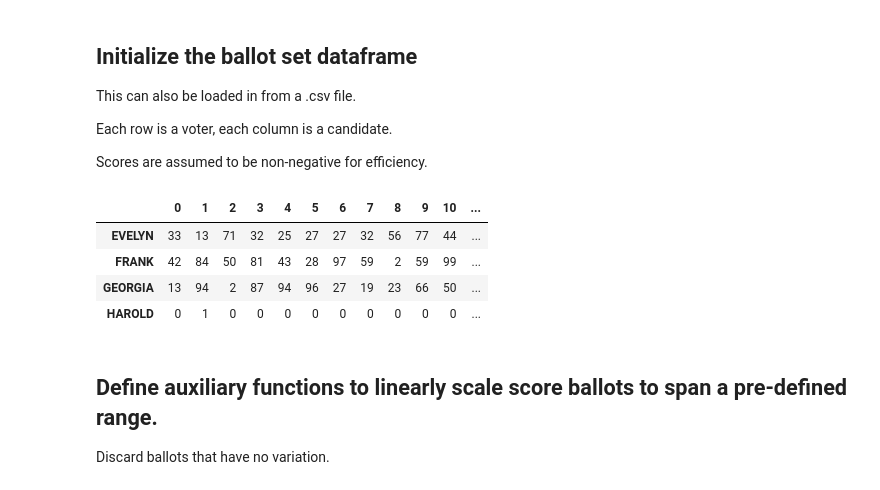
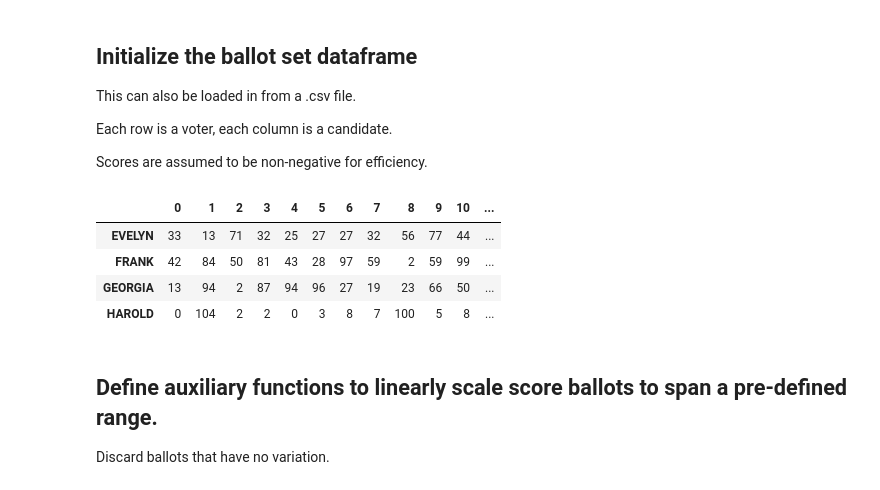
Before and after one commit to cfrankston728/symmetric_quantile-normalized_score, a Jupyter notebook: voting_explorer.ipynb, the cells around one changed output. Drawn from its saved outputs; the diff is of its cells as text; code cells hidden in the pictures.

```diff
--- a/voting_explorer.ipynb
+++ b/voting_explorer.ipynb
@@ -20,36 +20,36 @@ score_ballot_dictionary = {
     'EVELYN': [33, 13, 71, 32, 25, 27, 27, 32, 56, 77, 44, 20],
     'FRANK': [42, 84, 50, 81, 43, 28, 97, 59, 2, 59, 99, 85],
     'GEORGIA': [13, 94, 2, 87, 94, 96, 27, 19, 23, 66, 50, 21],
-    'HAROLD': [0, 1, 0, 0, 0, 0, 0, 0, 0, 0, 0, 0]#,
-    #'HAROLD': [0, 104, 2, 2, 0, 3, 8, 7, 100, 5, 8, 9]
+    #'HAROLD': [1, 1, 1, 1, 1, 1, 1, 1, 1, 1, 1, 1]#,
+    'HAROLD': [0, 104, 2, 2, 0, 3, 8, 7, 100, 5, 8, 9]
 }
 
 """ # In this example, the first column represents a Condorcet winner, but they will lose to the second column candidate under standard score voting.
 score_ballot_dictionary = {
     'EVELYN':   [1, 0,  0, 10],
     'FRANK':    [1, 10, 0,  0],
     'GEORGIA':  [10, 9, 0,  0]
 }
 # symmetric quantile-normalization, in contrast, will naturally select the Condorcet winner.
  """
 """ # In this example, there is no Condorcet winner.
 score_ballot_dictionary = {
     'EVELYN':  [10,  3,  0, 0],
     'FRANK':   [ 0, 10,  9, 1],
     'GEORGIA': [ 2,  0, 10, 1]
 }
 # symmetric quantile-normalization is indeterminate... """
 
 score_ballot_df = pd.DataFrame(score_ballot_dictionary).T
 #score_ballot_df = score_ballot_df.drop([10,9,6,1,3,8,11,7,2,5], axis=1)
 score_ballot_df.columns = range(len(score_ballot_df.columns))
 score_ballot_df
 # %% [output]
 |  | 0 | 1 | 2 | 3 | 4 | 5 | 6 | 7 | 8 | 9 | 10 | ... |
 | EVELYN | 33 | 13 | 71 | 32 | 25 | 27 | 27 | 32 | 56 | 77 | 44 | ... |
 | FRANK | 42 | 84 | 50 | 81 | 43 | 28 | 97 | 59 | 2 | 59 | 99 | ... |
 | GEORGIA | 13 | 94 | 2 | 87 | 94 | 96 | 27 | 19 | 23 | 66 | 50 | ... |
-| HAROLD | 0 | 1 | 0 | 0 | 0 | 0 | 0 | 0 | 0 | 0 | 0 | ... |
+| HAROLD | 0 | 104 | 2 | 2 | 0 | 3 | 8 | 7 | 100 | 5 | 8 | ... |
 # %% [markdown]
 ## Define auxiliary functions to linearly scale score ballots to span a pre-defined range.
 
```
Also changed, not shown: parts of 14 cells of this notebook.
